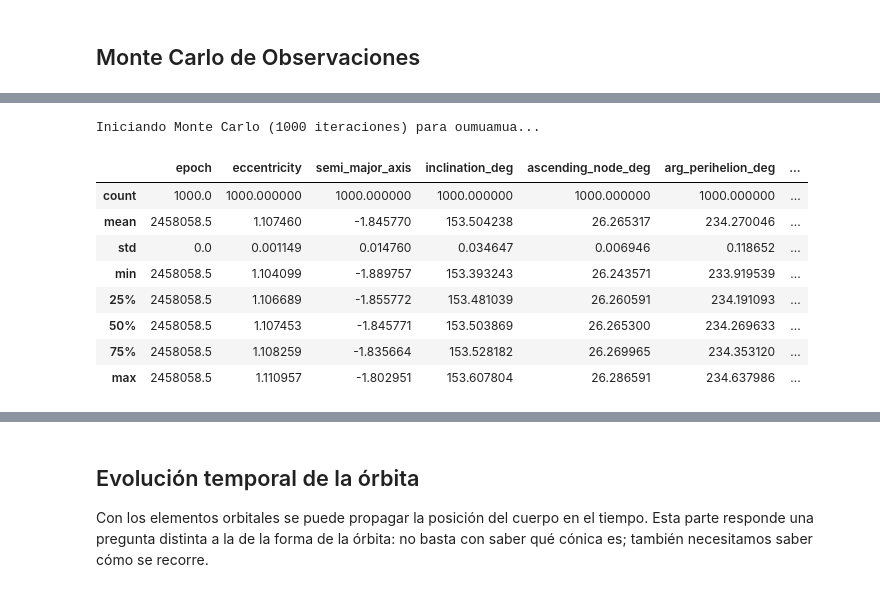
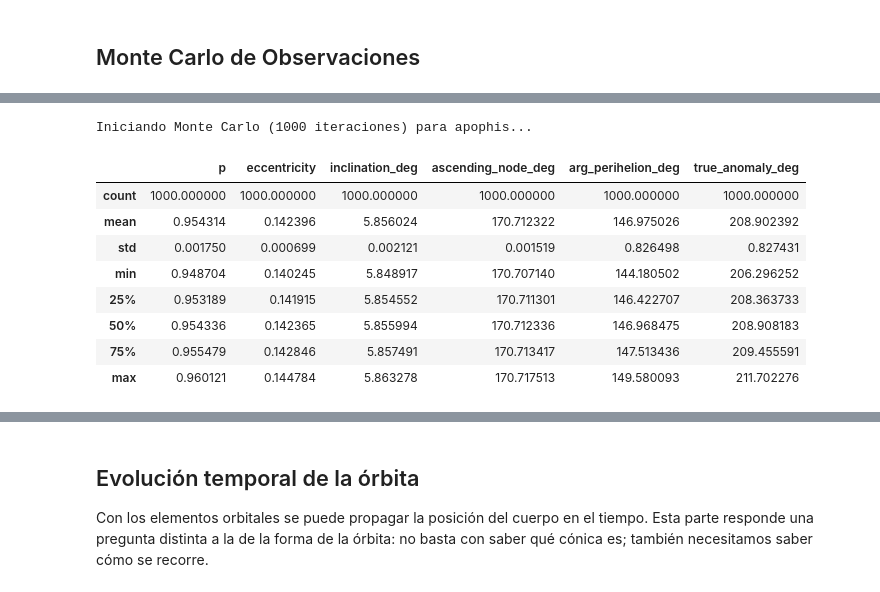
Before and after one commit to meccel-2026-2/Apophis-Asteroid-Project, a Jupyter notebook: analisis/nb01_AnalisisOrbitalconIncertidumbre.ipynb, the cells around one changed output, grey strips where cells are left out. Cells and saved outputs as stored; diff of their text form; code cells hidden in the pictures.

```diff
--- a/analisis/nb01_AnalisisOrbitalconIncertidumbre.ipynb
+++ b/analisis/nb01_AnalisisOrbitalconIncertidumbre.ipynb
@@ -26,11 +13,12 @@ Bienvenido a PyMCel v0.9.18 ¡al infinito y más allá!
 # %%
-import pandas as pd
+# URL del archivo CSV en crudo (raw)
+url = 'https://raw.githubusercontent.com/soleildayana/Apophis-Asteroid-Project/main/analisis/observaciones_astrometricas.csv'
 
 # Importar el archivo CSV
-observations_df = pd.read_csv('/content/observaciones_astrometricas.csv')
+observations_df = pd.read_csv(url)
 
 # Mostrar las primeras filas para inspección inicial
-observations_df.head()
+display(observations_df)
 # %% [output]
 |  | object_key | object_name | object_type | horizons_id | datetime_utc | datetime_tdb | t_jd_tdb | ra_deg | ... |
 | 0 | oumuamua | 1I/'Oumuamua | interestelar | 1I | 2017-10-19 23:58:50.818 | A.D. 2017-Oct-20 00:00:00.0000 | 2458046.5 | 20.270964 | ... |
@@ -42,8 +37,8 @@ observations_df.head()
 # Listar los objetos disponibles en el archivo para decidir cuál procesar
 print("Objetos en el dataset:", observations_df['object_name'].unique())
 
-# Filtrar para trabajar solo con uno (ejemplo: 'Oumuamua)
-target_object = 'oumuamua'
+# Filtrar para trabajar solo con Apophis
+target_object = 'apophis'
 df_target = observations_df[observations_df['object_key'] == target_object].copy()
 
 print(f"\nProcesando únicamente el objeto: {target_object}")
@@ -292,14 +207,9 @@ dtype: object
 # %%
-import numpy as np
-import pandas as pd
-import matplotlib.pyplot as plt
-
 # 1. Configuración de la simulación
 n_simulations = 1000
 mc_results = []
 
 # Extraemos los datos nominales y sus sigmas para el objeto target
-# Usamos los mismos índices que en el cálculo nominal (idx-1, idx, idx+1)
 idx_central = len(df_target) // 2
 indices = [idx_central - 1, idx_central, idx_central + 1]
 sub_df = df_target.iloc[indices].copy()
@@ -307,53 +217,58 @@ sub_df = df_target.iloc[indices].copy()
 print(f"Iniciando Monte Carlo ({n_simulations} iteraciones) para {target_object}...")
 
 for i in range(n_simulations):
-    # Generar observaciones perturbadas para los 3 puntos necesarios para diferencias finitas
     perturbed_positions = []
     for _, row in sub_df.iterrows():
-        # Convertir sigmas de arcsec a grados para RA/Dec
-        sig_ra_deg = row['sigma_ra_arcsec'] / 3600.0
-        sig_dec_deg = row['sigma_dec_arcsec'] / 3600.0
-
-        # Perturbación gaussiana
-        ra_j = row['ra_deg'] + np.random.normal(0, sig_ra_deg)
-        dec_j = row['dec_deg'] + np.random.normal(0, sig_dec_deg)
+        # Perturbación gaussiana en RA, Dec y Rho
+        ra_j = row['ra_deg'] + np.random.normal(0, row['sigma_ra_arcsec'] / 3600.0)
+        dec_j = row['dec_deg'] + np.random.normal(0, row['sigma_dec_arcsec'] / 3600.0)
         rho_j = row['rho_au'] + np.random.normal(0, row['sigma_rho_au'])
 
-        # Convertir a heliocéntrico
         alpha_rad = np.radians(ra_j)
         delta_rad = np.radians(dec_j)
 
         rho_vec = np.array([
             rho_j * np.cos(delta_rad) * np.cos(alpha_rad),
             rho_j * np.cos(delta_rad) * np.sin(alpha_rad),
             rho_j * np.sin(delta_rad)
         ])
 
         R_earth = np.array([row['earth_x_au'], row['earth_y_au'], row['earth_z_au']])
         r_helio = R_earth + rho_vec
         perturbed_positions.append(r_helio)
 
     # Calcular r0 y v0 perturbados
     r0_j = perturbed_positions[1]
     dt_j = sub_df.iloc[2]['t_jd_tdb'] - sub_df.iloc[0]['t_jd_tdb']
     v0_j = (perturbed_positions[2] - perturbed_positions[0]) / dt_j
 
+    # Vector de estado
+    estado_j = np.concatenate([r0_j, v0_j])
+
     # Calcular elementos orbitales
-    res = calculate_orbital_elements(r0_j, v0_j, sub_df.iloc[1]['t_jd_tdb'])
-    mc_results.append(res)
+    p_j, e_j, i_j, Omega_j, omega_j, f_j = pc.estado_a_elementos(mu, estado_j)
 
-# Convertir resultados a DataFrame para análisis
+    mc_results.append({
+        'p': p_j,
+        'eccentricity': e_j,
+        'inclination_deg': np.degrees(i_j),
+        'ascending_node_deg': np.degrees(Omega_j),
+        'arg_perihelion_deg': np.degrees(omega_j),
+        'true_anomaly_deg': np.degrees(f_j)
+    })
+
+# Convertir resultados a DataFrame
 df_mc = pd.DataFrame(mc_results)
 display(df_mc.describe())
 # %% [output]
-Iniciando Monte Carlo (1000 iteraciones) para oumuamua...
+Iniciando Monte Carlo (1000 iteraciones) para apophis...
-|  | epoch | eccentricity | semi_major_axis | inclination_deg | ascending_node_deg | arg_perihelion_deg | ... |
-| count | 1000.0 | 1000.000000 | 1000.000000 | 1000.000000 | 1000.000000 | 1000.000000 | ... |
-| mean | 2458058.5 | 1.107460 | -1.845770 | 153.504238 | 26.265317 | 234.270046 | ... |
-| std | 0.0 | 0.001149 | 0.014760 | 0.034647 | 0.006946 | 0.118652 | ... |
-| min | 2458058.5 | 1.104099 | -1.889757 | 153.393243 | 26.243571 | 233.919539 | ... |
-| 25% | 2458058.5 | 1.106689 | -1.855772 | 153.481039 | 26.260591 | 234.191093 | ... |
-| 50% | 2458058.5 | 1.107453 | -1.845771 | 153.503869 | 26.265300 | 234.269633 | ... |
-| 75% | 2458058.5 | 1.108259 | -1.835664 | 153.528182 | 26.269965 | 234.353120 | ... |
-| max | 2458058.5 | 1.110957 | -1.802951 | 153.607804 | 26.286591 | 234.637986 | ... |
+|  | p | eccentricity | inclination_deg | ascending_node_deg | arg_perihelion_deg | true_anomaly_deg |
+| count | 1000.000000 | 1000.000000 | 1000.000000 | 1000.000000 | 1000.000000 | 1000.000000 |
+| mean | 0.954314 | 0.142396 | 5.856024 | 170.712322 | 146.975026 | 208.902392 |
+| std | 0.001750 | 0.000699 | 0.002121 | 0.001519 | 0.826498 | 0.827431 |
+| min | 0.948704 | 0.140245 | 5.848917 | 170.707140 | 144.180502 | 206.296252 |
+| 25% | 0.953189 | 0.141915 | 5.854552 | 170.711301 | 146.422707 | 208.363733 |
+| 50% | 0.954336 | 0.142365 | 5.855994 | 170.712336 | 146.968475 | 208.908183 |
+| 75% | 0.955479 | 0.142846 | 5.857491 | 170.713417 | 147.513436 | 209.455591 |
+| max | 0.960121 | 0.144784 | 5.863278 | 170.717513 | 149.580093 | 211.702276 |
 # %%
```
Also changed, not shown: parts of 34 cells of this notebook.
